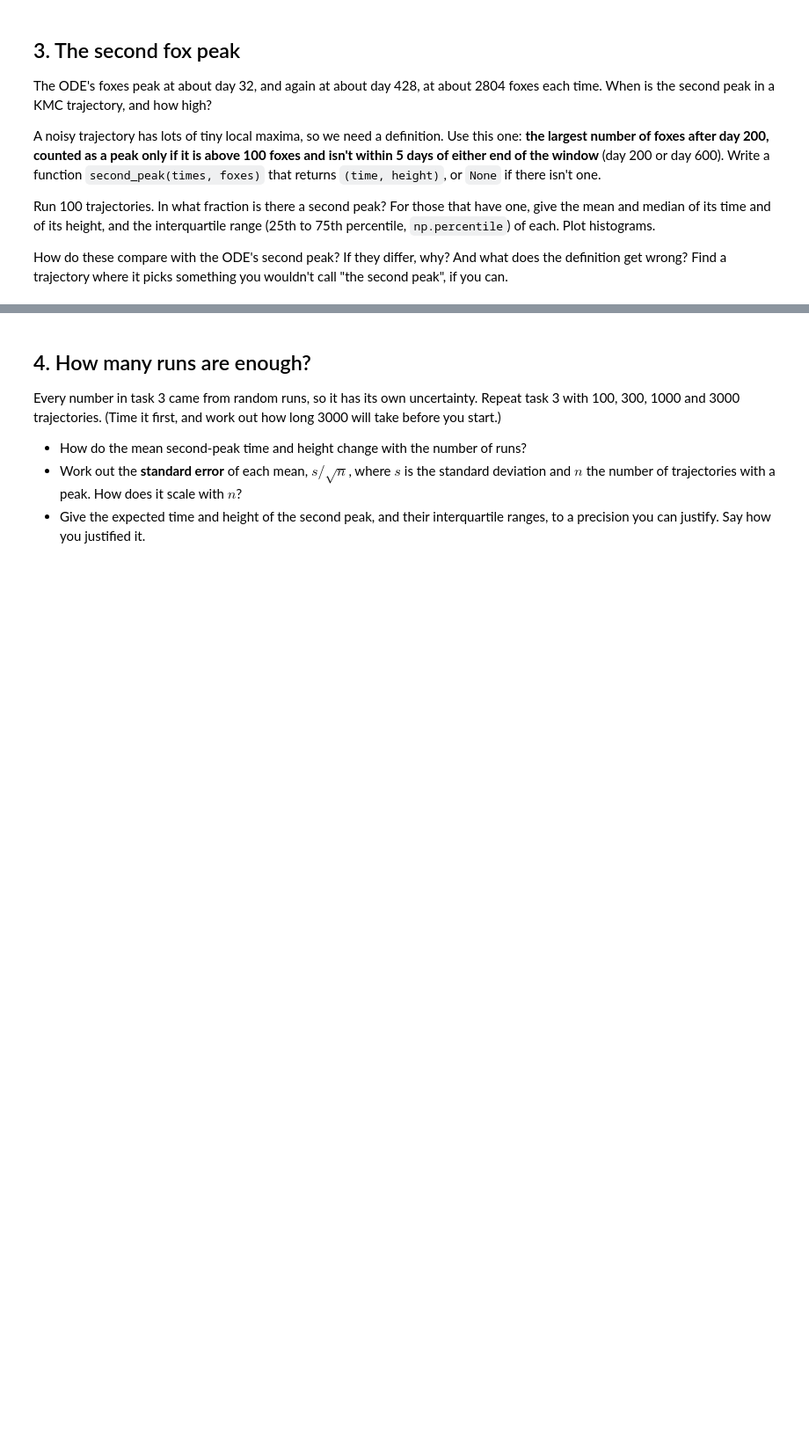
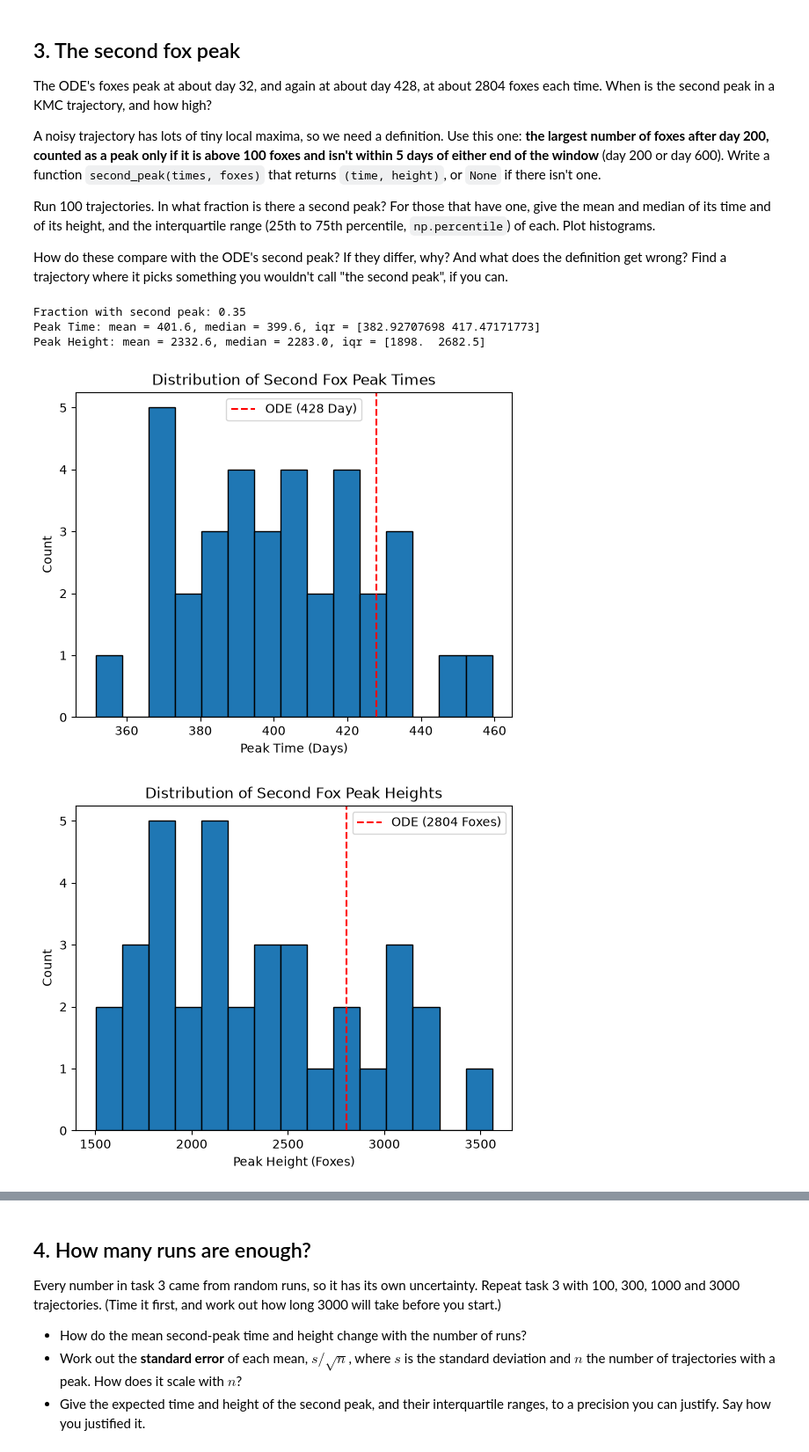
Before and after one commit to NityaGanesh33/kinetic-monte-carlo, a Jupyter notebook: rabbits-and-foxes-kmc.ipynb, the cells around one changed output, grey strips where cells are left out. Shown at 88% size. Drawn from its saved outputs; the diff is of its cells as text; code cells hidden in the pictures; blank space fills up the shorter version.

```diff
--- a/rabbits-and-foxes-kmc.ipynb
+++ b/rabbits-and-foxes-kmc.ipynb
@@ -298,4 +298,64 @@ range (25th to 75th percentile, `np.percentile`) of each. Plot histograms.
 How do these compare with the ODE's second peak? If they differ, why? And what does
 the definition get wrong? Find a trajectory where it picks something you wouldn't
 call "the second peak", if you can.
+# %%
+def second_peak(times, foxes):
+    x = (205 < times ) & (times < 595)
+
+    t_1 = times[x]
+    f_1 = foxes[x]
+
+    if len(f_1) == 0:
+        return None
+
+    y = np.argmax(f_1)
+    fox_max = f_1[y]
+
+    if fox_max > 100:
+        return t_1[y], fox_max
+    else:
+        return None
+
+rng = np.random.default_rng(30)
+peak_time = []
+peak_height = []
+
+for i in range(100):
+    times, rabbits, foxes = kmc(R0, F0, t_end, rng)
+    result = second_peak(times, foxes)
+    if result is not None:
+        t_2, f_2 = result
+        peak_time.append(t_2)
+        peak_height.append(f_2)
+
+peak_time = np.array(peak_time)
+peak_height = np.array(peak_height)
+
+print(f"Fraction with second peak: {len(peak_time) / 100:.2f}")
+print(f"Peak Time: mean = {np.mean(peak_time):.1f}, median = {np.median(peak_time):.1f}, iqr = {np.percentile(peak_time, [25, 75])}")
+print(f"Peak Height: mean = {np.mean(peak_height):.1f}, median = {np.median(peak_height):.1f}, iqr = {np.percentile(peak_height, [25, 75])}")
+
+plt.figure()
+plt.hist(peak_time, bins=15, edgecolor = "black")
+plt.axvline(428, color="red", linestyle="--", label="ODE (428 Day)")
+plt.xlabel("Peak Time (Days)")
+plt.ylabel("Count")
+plt.title("Distribution of Second Fox Peak Times")
+plt.legend()
+plt.show()
+
+plt.figure()
+plt.hist(peak_height, bins=15, edgecolor="black")
+plt.axvline(2804, color="red", linestyle="--", label="ODE (2804 Foxes)")
+plt.xlabel("Peak Height (Foxes)")
+plt.ylabel("Count")
+plt.title("Distribution of Second Fox Peak Heights")
+plt.legend()
+plt.show()
+# %% [output]
+Fraction with second peak: 0.35
+Peak Time: mean = 401.6, median = 399.6, iqr = [382.92707698 417.47171773]
+Peak Height: mean = 2332.6, median = 2283.0, iqr = [1898.  2682.5]
+[figure, added]
+[figure, added]
 # %% [markdown]
```
Also changed, not shown: parts of 3 cells of this notebook, 1 other file.
